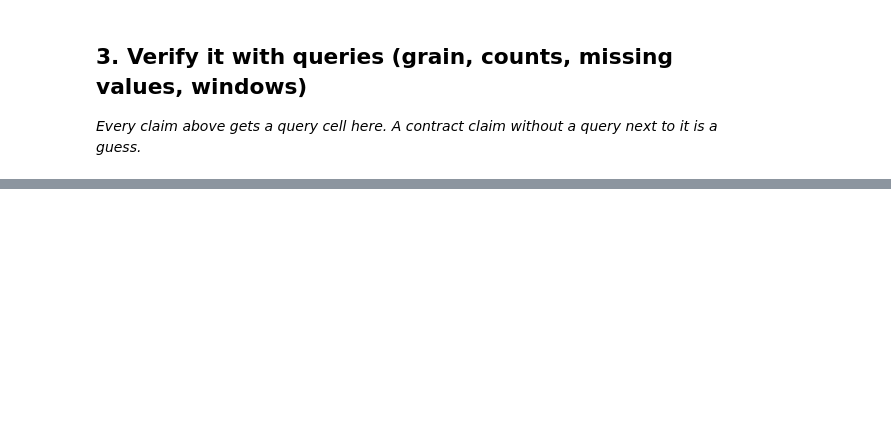
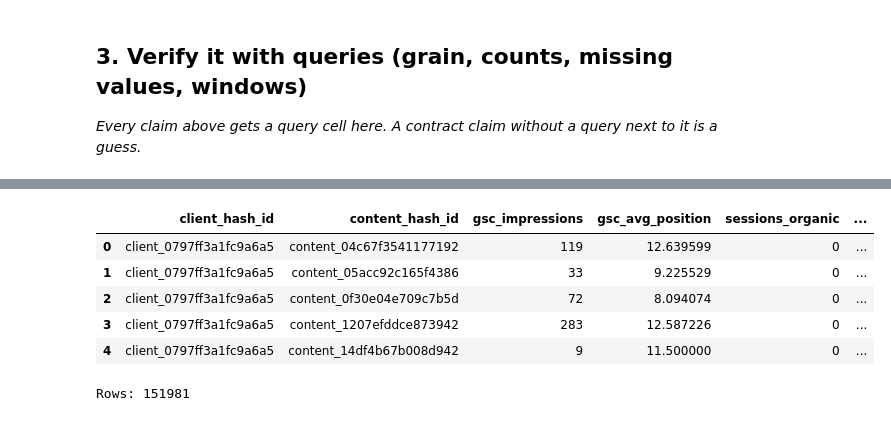
Before and after one commit to Jai-Kulkarni1905/Applied_Search_Intelligence, a Jupyter notebook: work/notebooks/w03_data_contract.ipynb, the cells around one changed output, grey strips where cells are left out. Cells and saved outputs as stored; diff of their text form; code cells hidden in the pictures; blank space fills up the shorter version.

```diff
--- a/work/notebooks/w03_data_contract.ipynb
+++ b/work/notebooks/w03_data_contract.ipynb
@@ -26,0 +219,6 @@ This skeleton is yours to fill. Work the sections **in order** — each one has
+# %%
+early = df[df["report_date"].dt.day <= 15].copy()
+late = df[df["report_date"].dt.day > 15].copy()
+
+print(f"Decision window rows: {len(early):,}")
+print(f"Outcome window rows: {len(late):,}")
@@ -26,0 +242,31 @@ This skeleton is yours to fill. Work the sections **in order** — each one has
+# %%
+feature_frame = (
+    early
+    .groupby(["client_hash_id", "content_hash_id"])
+    .agg(
+        gsc_impressions=("gsc_impressions", "sum"),
+        gsc_avg_position=("gsc_avg_position", "mean"),
+        sessions_organic=("sessions_organic", "sum"),
+        ga4_engaged_sessions=("ga4_engaged_sessions", "sum"),
+        gsc_clicks=("gsc_clicks", "sum")
+    )
+    .reset_index()
+)
+
+feature_frame["gsc_ctr"] = (
+    feature_frame["gsc_clicks"]
+    / feature_frame["gsc_impressions"].replace(0, pd.NA)
+)
+
+feature_frame = feature_frame.drop(columns=["gsc_clicks"])
+
+display(feature_frame.head())
+print("Rows:", len(feature_frame))
+# %% [output]
+|  | client_hash_id | content_hash_id | gsc_impressions | gsc_avg_position | sessions_organic | ... |
+| 0 | client_0797ff3a1fc9a6a5 | content_04c67f3541177192 | 119 | 12.639599 | 0 | ... |
+| 1 | client_0797ff3a1fc9a6a5 | content_05acc92c165f4386 | 33 | 9.225529 | 0 | ... |
+| 2 | client_0797ff3a1fc9a6a5 | content_0f30e04e709c7b5d | 72 | 8.094074 | 0 | ... |
+| 3 | client_0797ff3a1fc9a6a5 | content_1207efddce873942 | 283 | 12.587226 | 0 | ... |
+| 4 | client_0797ff3a1fc9a6a5 | content_14df4b67b008d942 | 9 | 11.500000 | 0 | ... |
+Rows: 151981
```
Also changed, not shown: parts of 33 cells of this notebook.
